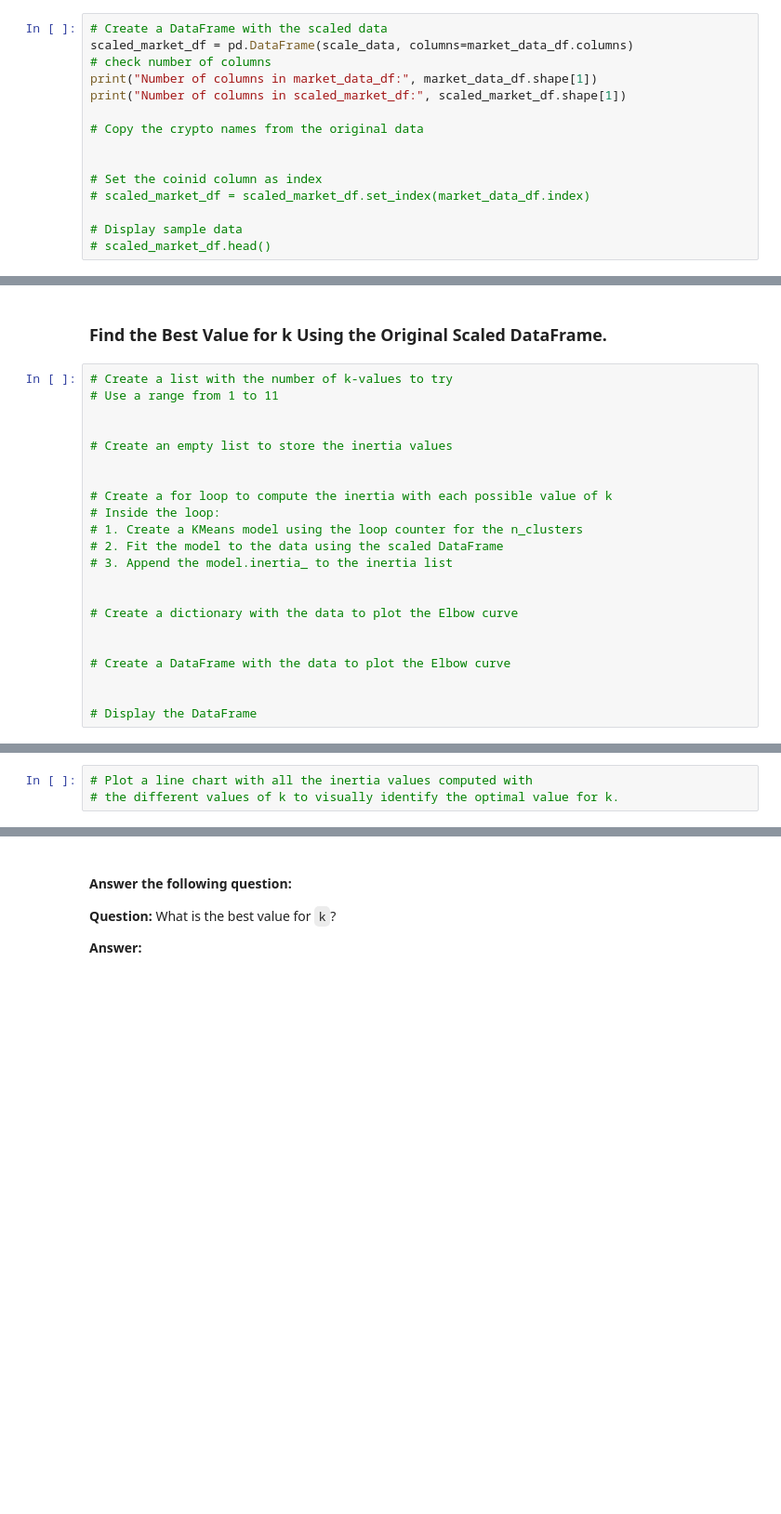
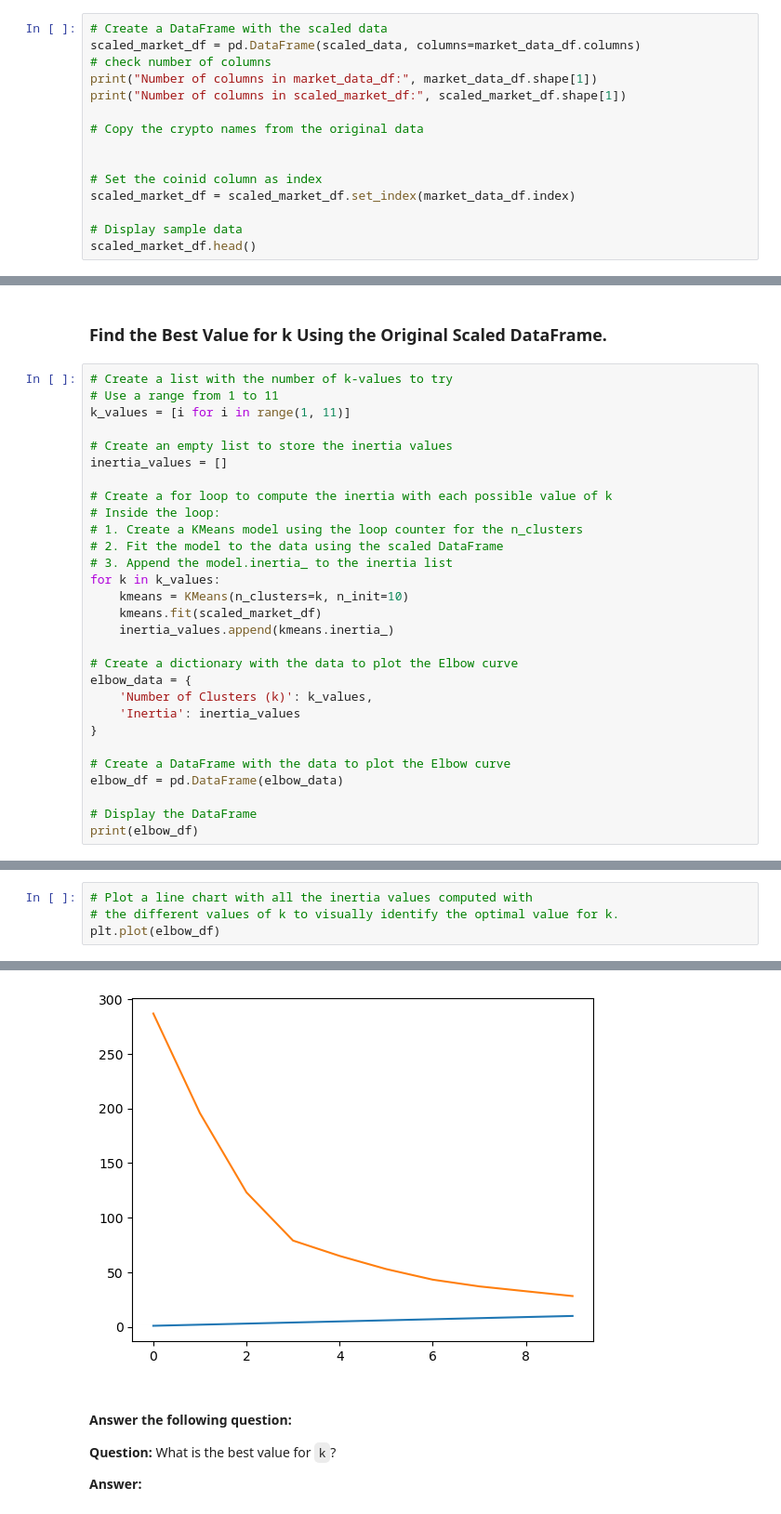
Before and after one commit to natesena/CryptoClustering, a Jupyter notebook: Crypto_Clustering.ipynb, the cells around one changed output, grey strips where cells are left out. Shown: that part at 93% size. Cells and saved outputs as stored; diff of their text form; blank space fills up the shorter version.

```diff
--- a/Crypto_Clustering.ipynb
+++ b/Crypto_Clustering.ipynb
@@ -45,7 +46,7 @@ scaled_market_data = scaler.fit(market_data_df)
 scaled_data = scaler.transform(market_data_df)
 # %%
 # Create a DataFrame with the scaled data
-scaled_market_df = pd.DataFrame(scale_data, columns=market_data_df.columns)
+scaled_market_df = pd.DataFrame(scaled_data, columns=market_data_df.columns)
 # check number of columns
 print("Number of columns in market_data_df:", market_data_df.shape[1])
 print("Number of columns in scaled_market_df:", scaled_market_df.shape[1])
@@ -54,8 +55,8 @@ print("Number of columns in scaled_market_df:", scaled_market_df.shape[1])
 
 
 # Set the coinid column as index
-# scaled_market_df = scaled_market_df.set_index(market_data_df.index)
+scaled_market_df = scaled_market_df.set_index(market_data_df.index)
 
 # Display sample data
-# scaled_market_df.head()
+scaled_market_df.head()
 # %% [output]
@@ -65,22 +74,29 @@ NameError: name 'scaled_data' is not defined
 # %%
 # Create a list with the number of k-values to try
 # Use a range from 1 to 11
-
+k_values = [i for i in range(1, 11)]
 
 # Create an empty list to store the inertia values
-
+inertia_values = []
 
 # Create a for loop to compute the inertia with each possible value of k
 # Inside the loop:
 # 1. Create a KMeans model using the loop counter for the n_clusters
 # 2. Fit the model to the data using the scaled DataFrame
 # 3. Append the model.inertia_ to the inertia list
-
+for k in k_values:
+    kmeans = KMeans(n_clusters=k, n_init=10)
+    kmeans.fit(scaled_market_df)
+    inertia_values.append(kmeans.inertia_)
 
 # Create a dictionary with the data to plot the Elbow curve
-
+elbow_data = {
+    'Number of Clusters (k)': k_values,
+    'Inertia': inertia_values
+}
 
 # Create a DataFrame with the data to plot the Elbow curve
-
+elbow_df = pd.DataFrame(elbow_data)
 
 # Display the DataFrame
+print(elbow_df)
@@ -87,3 +115,5 @@ NameError: name 'scaled_data' is not defined
 # %%
 # Plot a line chart with all the inertia values computed with
 # the different values of k to visually identify the optimal value for k.
+plt.plot(elbow_df)
+# %% [output]
@@ -90,3 +122,4 @@ NameError: name 'scaled_data' is not defined
+[figure, added]
 # %% [markdown]
 #### Answer the following question:
 **Question:** What is the best value for `k`?
```
Also changed, not shown: parts of 24 cells of this notebook, 1 other file.
